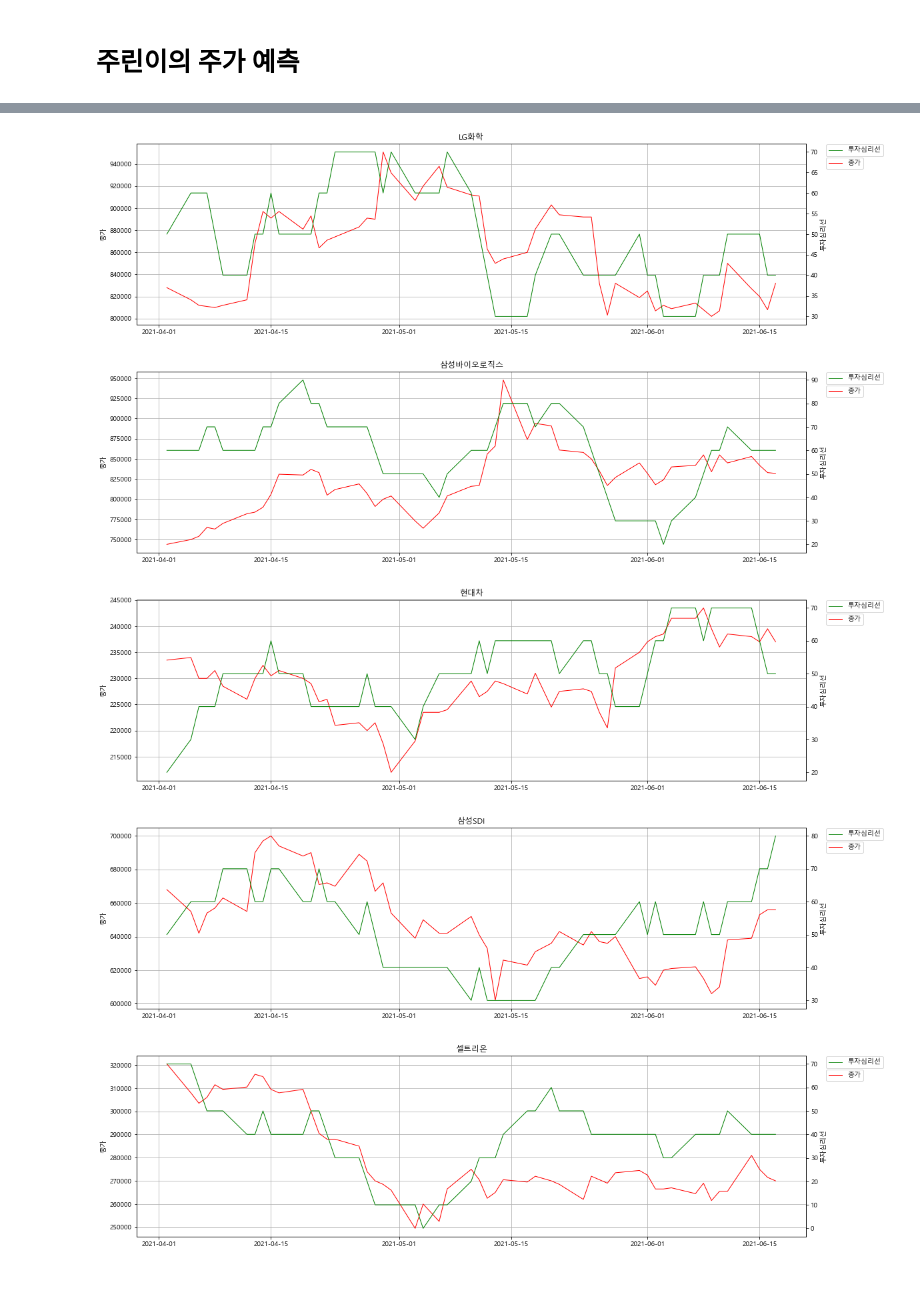
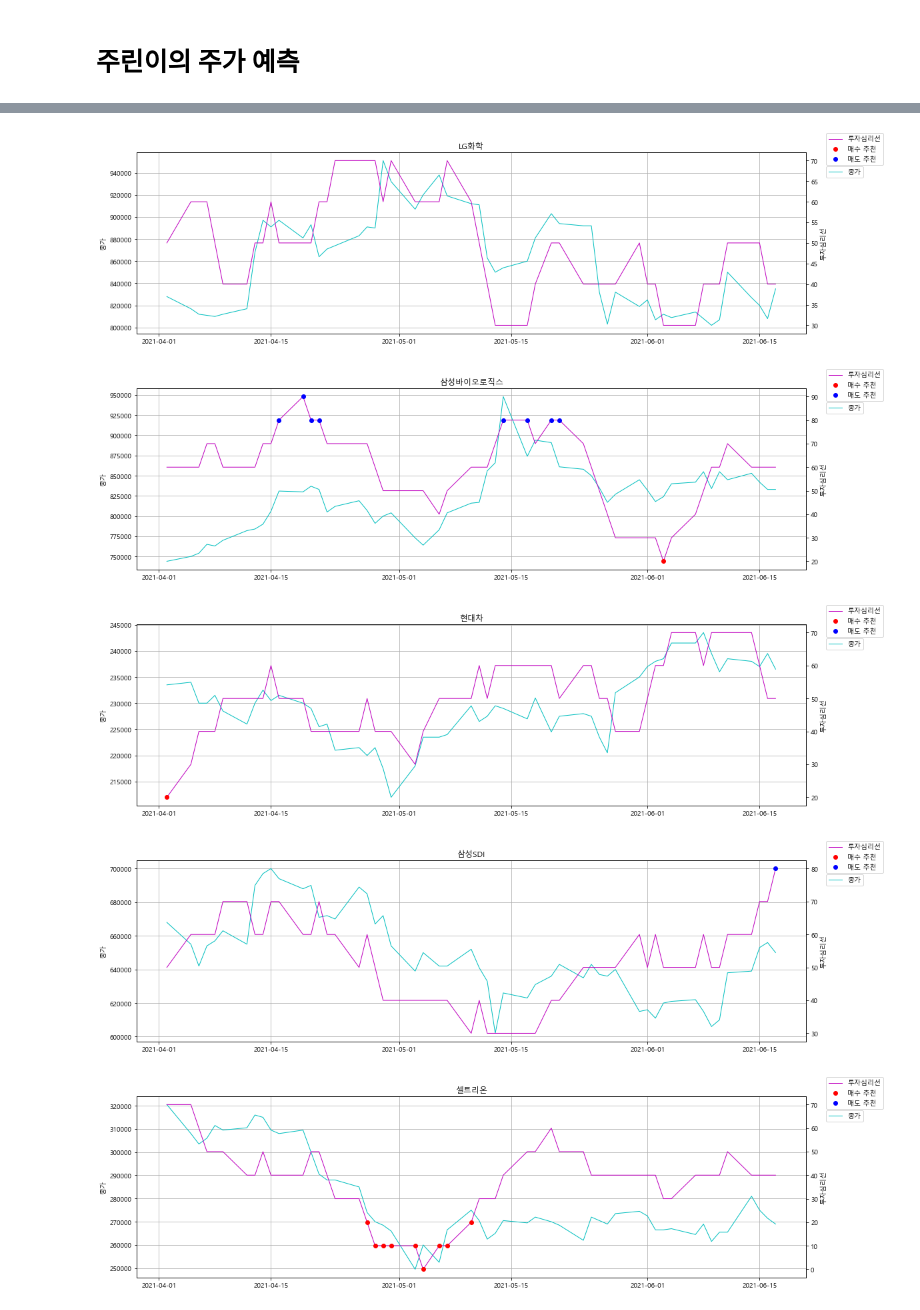
Before and after one commit to anndy2231/python, a Jupyter notebook: 주가예측/StockPrediction.ipynb, the cells around one changed output, grey strips where cells are left out. Cells and saved outputs as stored; diff of their text form; code cells hidden in the pictures; blank space fills up the shorter version.

```diff
--- a/주가예측/StockPrediction.ipynb
+++ b/주가예측/StockPrediction.ipynb
@@ -123,14 +110,26 @@ for code in stockCodeList:
     x = stockData["Date"][exceptDays:]
     y = stockData["Close"][exceptDays:]
     y2 = result[exceptDays:]
+    y3 = list(y2)
+    y4 = list(y2)
+
+    for i in range(len(y3)):
+        if y3[i] >= 25.0:
+            y3[i] = None
+    for i in range(len(y4)):
+        if y4[i] <= 75.0:
+            y4[i] = None
+
     fig = plt.figure(figsize=(18,5))
-    ax1 = fig.add_subplot()
-    ax1.plot(x,y, 'r-',lw=1, label = '종가')
+    ax1 = fig.add_subplot(111)
+    ax1.plot(x, y, 'c-', lw=1, label = '종가')
     ax1.grid(True)
     ax1.legend(loc=(1.03, 0.86))
     ax1.set_ylabel('종가')
     ax2 = ax1.twinx()
-    ax2.plot(x,y2, 'g-', lw=1, label='투자심리선')
+    ax2.plot(x,y2, 'm-', lw=1, label='투자심리선')
+    ax2.plot(x,y3, 'o',color="r", lw=1, label='매수 추천')
+    ax2.plot(x,y4, 'o',color="b", lw=1, label='매도 추천')
     ax2.legend(loc=(1.03, 0.93))
     ax2.set_ylabel('투자심리선')
     code2 = getStockNameByCode(code)
@@ -145,5 +144,5 @@ for code in stockCodeList:
-[figure, old version]
+[figure, new version]
-[figure, old version]
+[figure, new version]
-[figure, old version]
+[figure, new version]
-[figure, old version]
+[figure, new version]
-[figure, old version]
+[figure, new version]
```
Also changed, not shown: parts of 2 cells of this notebook.
